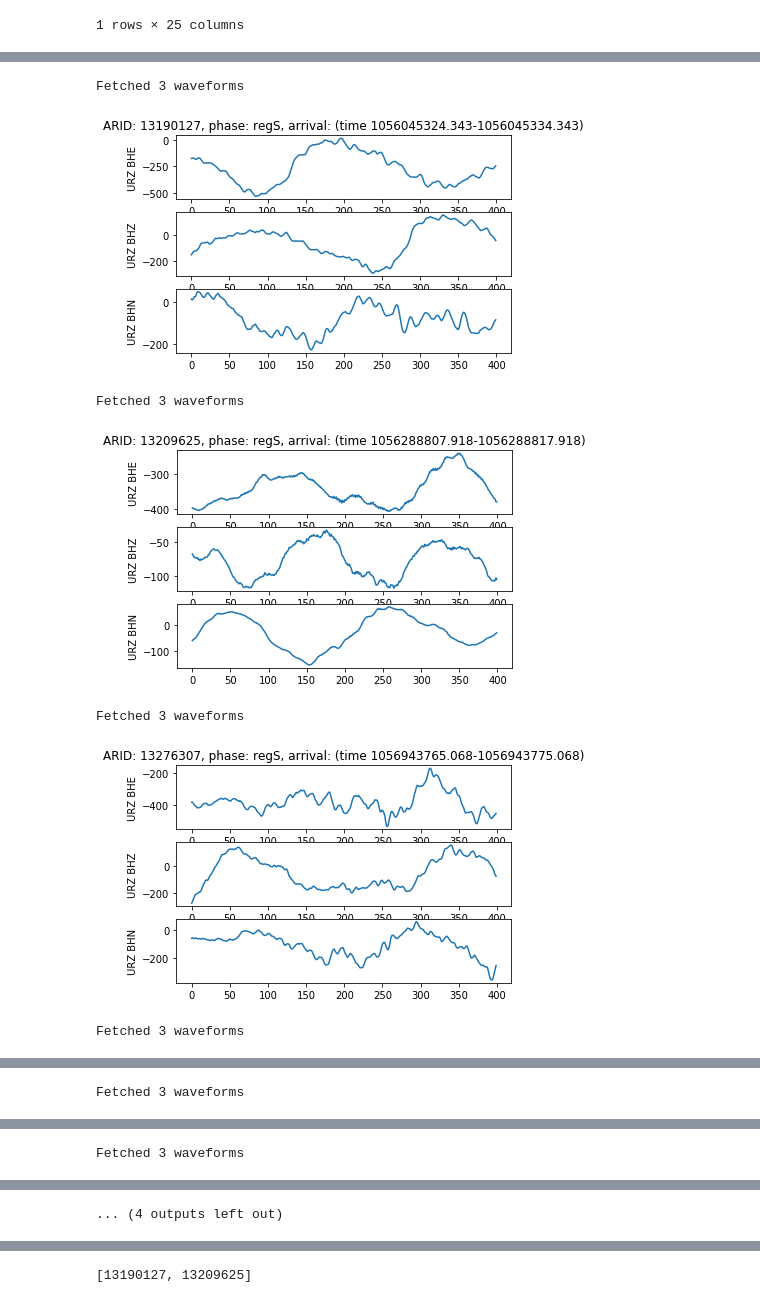
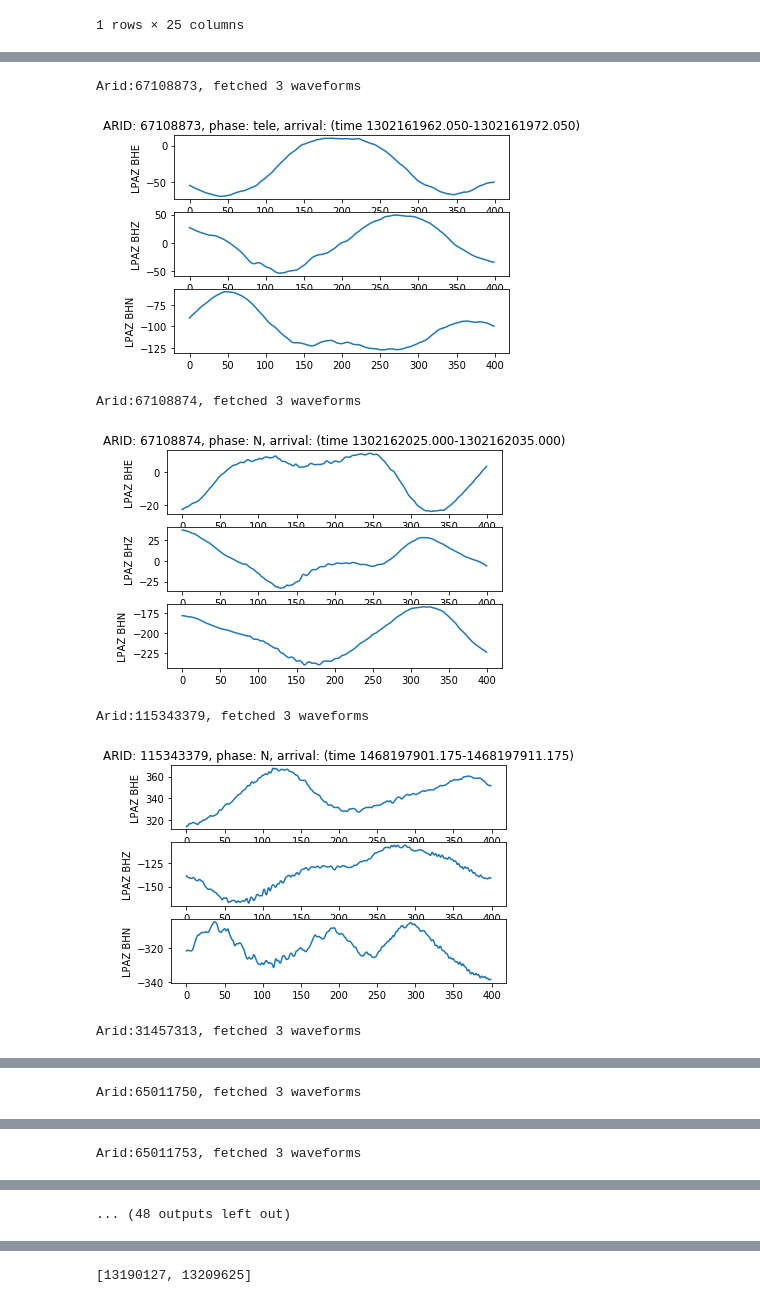
Before and after one commit to cahya-wirawan/phase-classification, a Jupyter notebook: waveforms.ipynb, the cells around one changed output, grey strips where cells are left out. Cells and saved outputs as stored; diff of their text form; code cells hidden in the pictures.

```diff
--- a/waveforms.ipynb
+++ b/waveforms.ipynb
@@ -36,3 +40,8 @@ dff.head()
 | 3 | 5843204 | LPAZ | 9.915611e+08 | Lg | regS | Sn | regS | 2.170612 | A | 0.571429 | ... |
 | 4 | 6033158 | LPAZ | 9.934632e+08 | Sn | regS | Sn | regS | 2.549999 | A | 0.166667 | ... |
 5 rows × 25 columns
+# %%
+# dfw = pd.read_csv(filepath_or_buffer=WAVEFORMS_TINY)
+dfw = pd.read_csv(filepath_or_buffer=WAVEFORMS)
+# dfw.dropna(thresh=10)
+dfw.head()
@@ -39,6 +55,6 @@ dff.head()
 # %%
-dfw = pd.read_csv(filepath_or_buffer=WAVEFORMS_TINY)
-dfw.head()
+dfwt = pd.read_csv(filepath_or_buffer=WAVEFORMS_TINY)
+dfwt.head()
 # %% [output]
 |  | WAVEFORMID | ARID | STA | CHAN | SAMPRATE | STARTTIME | ENDTIME | NSAMP | CALIB | SAMPLES |
 | 0 | 1251350 | 13510282 | URZ | BHZ | 40 | 1.058701e+09 | 1.058701e+09 | 400 | 0.0372 | e336b841a470c1412a3aaa410c938b418... |
@@ -83,5 +99,5 @@ CALIB         float64
 SAMPLES        object
 dtype: object
 # %%
-arid = list(dfw.groupby(["ARID"])["ARID"])
-print(arid[0])
+# arid = list(dfw.groupby(["ARID"])["ARID"])
+# print(arid[0])
@@ -96,16 +107,21 @@ def get_arrival_waveforms(dfw, arid, chan=None):
 
     rows = (dfw.ARID == arid)
     if chan:
-        rows & (df.CHAN == chan)
+        rows = rows & (dfw.CHAN == chan)
     data = dfw[rows].values
 
-    print('Fetched %d waveforms' % len(data))
+    print('Arid:{}, chan:{}, fetched {} waveforms'.format(arid, chan, len(data)))
+    # print(data)
 
     ret = []
 
     for dat in data:
+        #print("dat:{}".format(dat))
         dat = list(dat)
-        nsamp = dat[7]
+        nsamp = int(dat[7])
+        if nsamp==0:
+            continue
+        #print("nsamp:{}, len:{}".format(nsamp, len(dat[9])))
         waveform = np.array(struct.unpack('%sf' % nsamp, codecs.decode(dat[9], 'hex_codec')))
         dat[9] = waveform
         # print(dat)
@@ -135,24 +367,31 @@ Fetched 3 waveforms
 # %%
 # test_extraction(df, 14754673)
 # test_extraction(df, 16206751)
 # for arid in [28541585,15029724,14992929,14972252,28556291,28557837,28559193,13097443,13097727,13097728,13097729,13097946]:
 phase_counter = {}
-for arid in sorted(list(set(dfw.ARID))):
-    dff_current = dff[dff.ARID==arid]
-    if len(dff_current) > 0:
+counter = 0
+# for arid in sorted(list(set(dfw.ARID))):
+for arid in list(set(dfw.ARID)):
+    if counter >= 30:
+        break
+    # print("arid:{}".format(arid))
+    dff_current = dff[(dff.ARID==arid)]
+    dfw_current = dfw[(dfw.ARID==arid) & (dfw.SAMPRATE>0)]
+    if len(dff_current) > 0 and len(dfw_current) >0:
         phase = dff[dff.ARID==arid]["CLASS_PHASE"].values[0]
         if phase not in phase_counter:
             phase_counter[phase] = 1
         else:
             phase_counter[phase] += 1
         # print("{}:{}".format(arid, phase))
-        if phase_counter[phase] <= 3:
+        if phase_counter[phase] <= 10:
+            counter += 1
             test_extraction(dff, dfw, arid)
 # %% [output]
-Fetched 3 waveforms
+Arid:67108873, fetched 3 waveforms
-[figure, old version]
+[figure, new version]
-Fetched 3 waveforms
+Arid:67108874, fetched 3 waveforms
-[figure, old version]
+[figure, new version]
-Fetched 3 waveforms
+Arid:115343379, fetched 3 waveforms
-[figure, old version]
+[figure, new version]
-Fetched 3 waveforms
+Arid:31457313, fetched 3 waveforms
@@ -160 +399 @@ Fetched 3 waveforms
-Fetched 3 waveforms
+Arid:65011750, fetched 3 waveforms
@@ -162 +401 @@ Fetched 3 waveforms
-Fetched 3 waveforms
+Arid:65011753, fetched 3 waveforms
@@ -164 +403 @@ Fetched 3 waveforms
-... (4 outputs left out)
+... (48 outputs left out)
```
Also changed, not shown: parts of 27 cells of this notebook, 7 other files.
